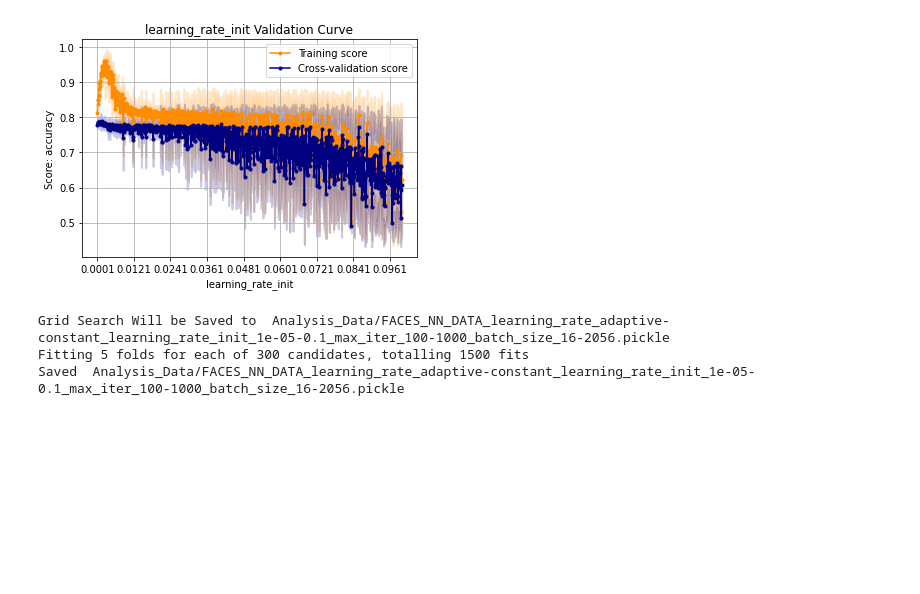
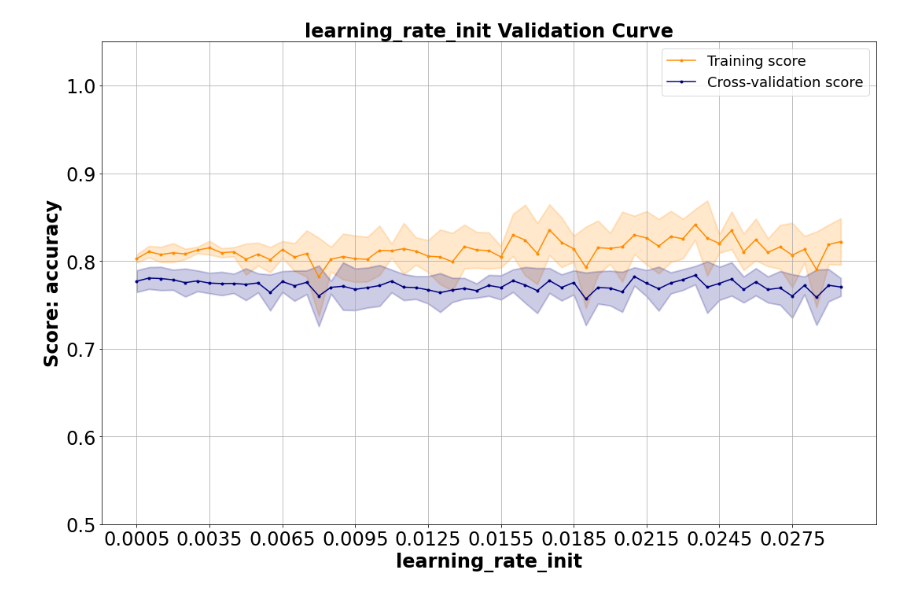
Before and after one commit to Inquisitive-ME/SupervisedLearning_Project_Code, a Jupyter notebook: NeuralNetworks/faces_NN_analysis.ipynb, the cells around one changed output. Drawn from its saved outputs; the diff is of its cells as text; code cells hidden in the pictures; blank space fills up the shorter version.

Commit message:
Updates for face analysis Neural Networks and KNN

```diff
--- a/NeuralNetworks/faces_NN_analysis.ipynb
+++ b/NeuralNetworks/faces_NN_analysis.ipynb
@@ -9,12 +9,21 @@ from data.faces.faces_data import get_faces_dataset
 import common_grid_search_analysis
 import TrainingCurves
 
+import pickle
 import numpy as np
 import pandas  as pd
 import matplotlib.pyplot as plt
 from sklearn.neural_network import MLPClassifier
+from sklearn.model_selection import train_test_split
 
-PLOT_PREFIX = "Figures/FACES_NN_PLOT_"
+GS_FILE_NAME_PREFIX = "Analysis_Data/FACES_NN_DATA"
+
+PLOT_SAVE_LOCATION = "Figures/"
+ALGO = "Neural Network"
+DATASET = "Faces"
 GLOBAL_FIG_COUNTER = 0
 
-GS_FILE_NAME_PREFIX = "Analysis_Data/FACES_NN_DATA"
+default_title = "{} Default Learning Curve\n Data Set: {}".format(ALGO, DATASET)
+final_title = "{} Final Tuning Learning Curve\n Data Set: {}".format(ALGO, DATASET)
+
+ylim=(0.5, 1.05)
@@ -50,6 +163,6 @@ num_features = X_train.shape[1]
 # %%
-learning_rate_init=[i for i in np.arange(0.0001, 0.1, 0.0001)]
+learning_rate_init=[i for i in np.arange(0.0005, 0.03, 0.0005)]
 
 train_scores_mean, train_scores_std, test_scores_mean, test_scores_std = \
-TrainingCurves.perform_validation_curve(MLPClassifier(batch_size=64), X_train, y_train, "learning_rate_init", learning_rate_init, 'accuracy', cv=TrainingCurves.get_cv())
+TrainingCurves.perform_validation_curve(MLPClassifier(**default_parameters), X_train, y_train, "learning_rate_init", learning_rate_init, 'accuracy', cv=TrainingCurves.get_cv(), verbose=10)
 # %% [output]
@@ -57,19 +180,4 @@ TrainingCurves.perform_validation_curve(MLPClassifier(batch_size=64), X_train, y
 # %%
-TrainingCurves.plot_validation_curve(train_scores_mean, train_scores_std, test_scores_mean, test_scores_std, "learning_rate_init", learning_rate_init, title="learning_rate_init Validation Curve", scoring="accuracy", tick_spacing=120)
+TrainingCurves.plot_validation_curve(train_scores_mean, train_scores_std, test_scores_mean, test_scores_std, "learning_rate_init", learning_rate_init, title="learning_rate_init Validation Curve", scoring="accuracy", tick_spacing=6, ylim=ylim)
 # %% [output]
-[figure, old version]
+[figure, new version]
-# %%
-learning_rate=['adaptive', 'constant']
-learning_rate_init=[0.00001, 0.0001, 0.001, .01, 0.1]
-max_iter=[i for i in range(100, 800, 50)]
-batch_size=[i for i in range(16, 512, 16)]
-
-parameters = {'learning_rate_init': learning_rate_init, 'max_iter': max_iter, 'batch_size': batch_size}
-
-gs = common_NN.perform_grid_search(parameters, X_train, y_train, scoring='accuracy', GS_FILE_NAME_PREFIX=GS_FILE_NAME_PREFIX)
-
-gs_results = gs
-# %% [output]
-Grid Search Will be Saved to  Analysis_Data/FACES_NN_DATA_learning_rate_adaptive-constant_learning_rate_init_1e-05-0.1_max_iter_100-1000_batch_size_16-2056.pickle
-Fitting 5 folds for each of 300 candidates, totalling 1500 fits
-Saved  Analysis_Data/FACES_NN_DATA_learning_rate_adaptive-constant_learning_rate_init_1e-05-0.1_max_iter_100-1000_batch_size_16-2056.pickle
```
Also changed, not shown: parts of 30 cells of this notebook, 1 other file.
